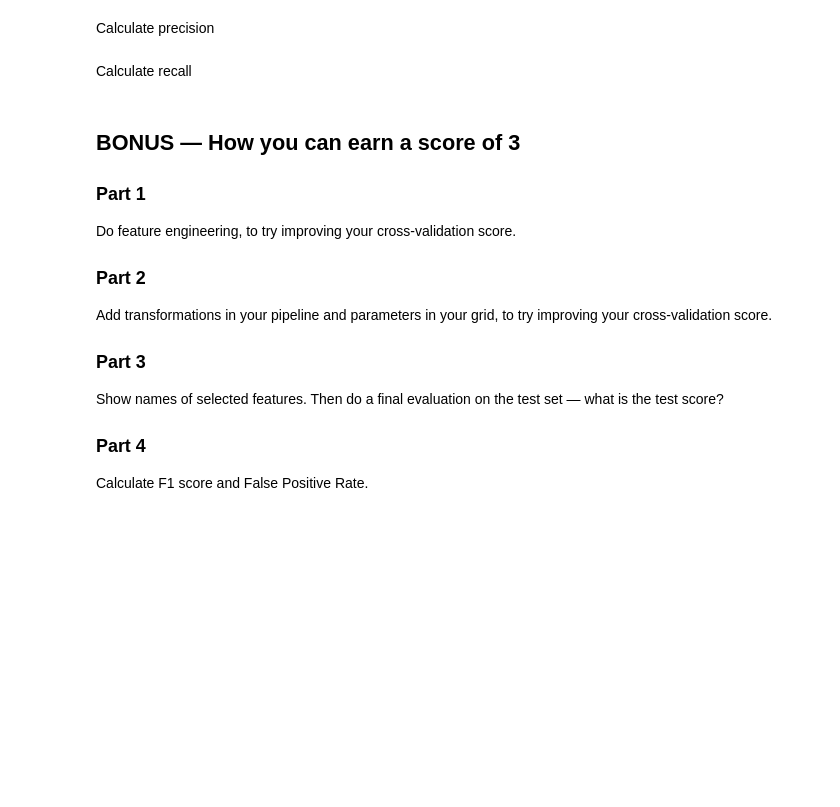
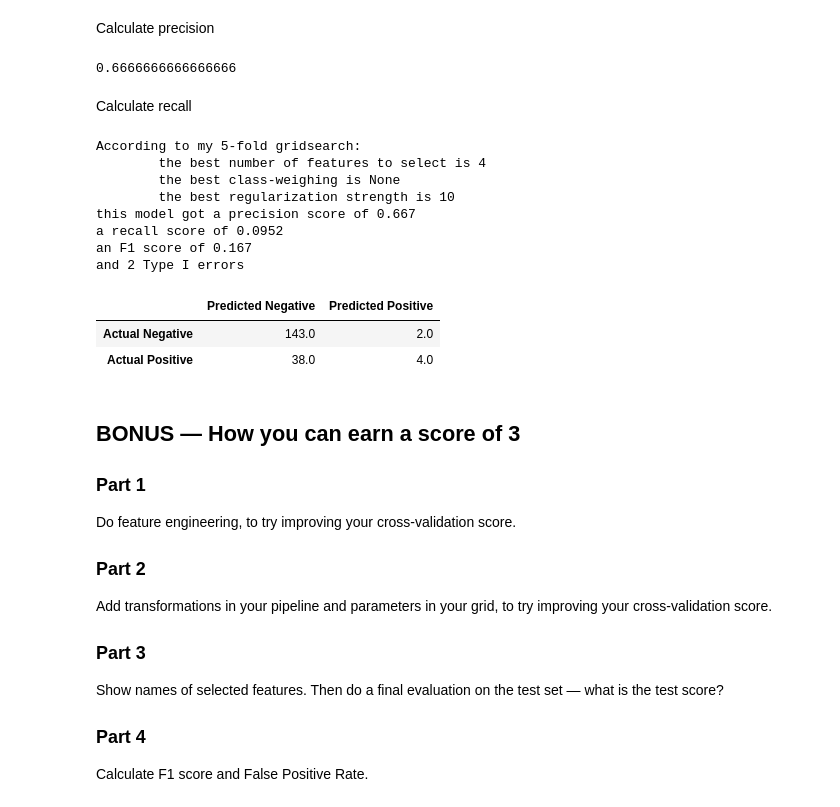
Before and after one commit to LambdaSchool/DS-Unit-2-Sprint-4-Model-Validation, a Jupyter notebook: 24SC.ipynb, the cells around one changed output. Cells and saved outputs as stored; diff of their text form; code cells hidden in the pictures; blank space fills up the shorter version.

```diff
--- a/24SC.ipynb
+++ b/24SC.ipynb
@@ -224,4 +244,13 @@ Calculate accuracy
 # %% [markdown]
 Calculate precision
+# %%
+def precision(cm=confusionmatrix()):
+  TP = cm['Predicted Positive'].loc['Actual Positive']
+  PP = cm['Predicted Positive'].sum()
+  return np.divide(TP, PP)
+
+precision()
+# %% [output]
+0.6666666666666666
 # %% [markdown]
 Calculate recall
@@ -228,3 +272,28 @@ Calculate recall
+# %%
+def confusion_report(cm=confusionmatrix()):
+  s1 = f'this model got a precision score of {precision(cm):.3}\n'
+  s2 = f'a recall score of {recall(cm):.3}\n'
+  s3 = f'an F1 score of {F1(cm):.3}\n'
+  s4 = f'and {int(typeI(cm))} Type I errors'
+  return s1+s2+s3+s4
+
+initial_pipeline_performance = (report3, confusion_report(pipe1_cm), pipe1_cm)
+
+print(initial_pipeline_performance[0])
+print(initial_pipeline_performance[1])
+initial_pipeline_performance[2]
+# %% [output]
+According to my 5-fold gridsearch:
+        the best number of features to select is 4
+        the best class-weighing is None
+        the best regularization strength is 10
+this model got a precision score of 0.667
+a recall score of 0.0952
+an F1 score of 0.167
+and 2 Type I errors
+|  | Predicted Negative | Predicted Positive |
+| Actual Negative | 143.0 | 2.0 |
+| Actual Positive | 38.0 | 4.0 |
 # %% [markdown]
 ## BONUS — How you can earn a score of 3
 
```
Also changed, not shown: parts of 11 cells of this notebook.
